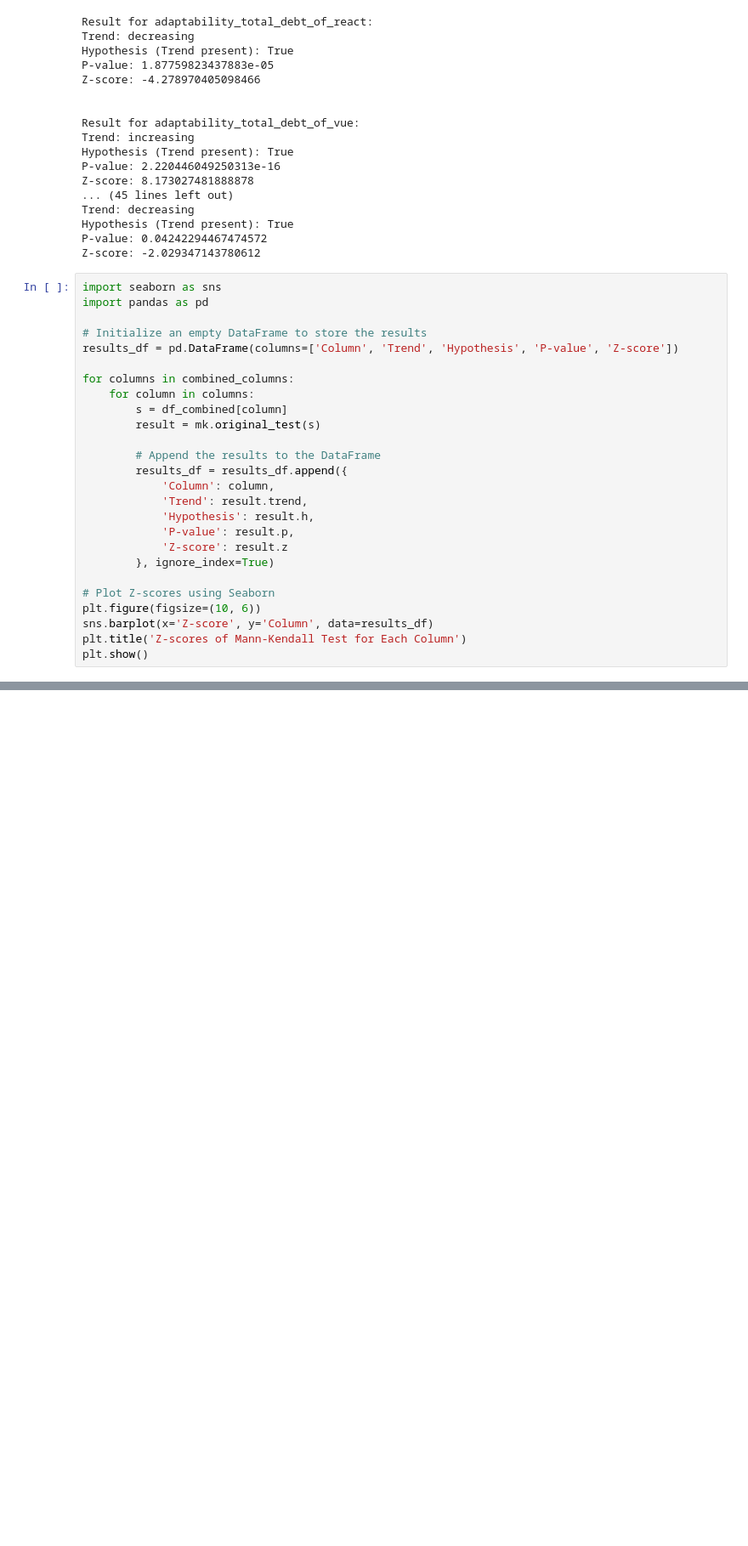
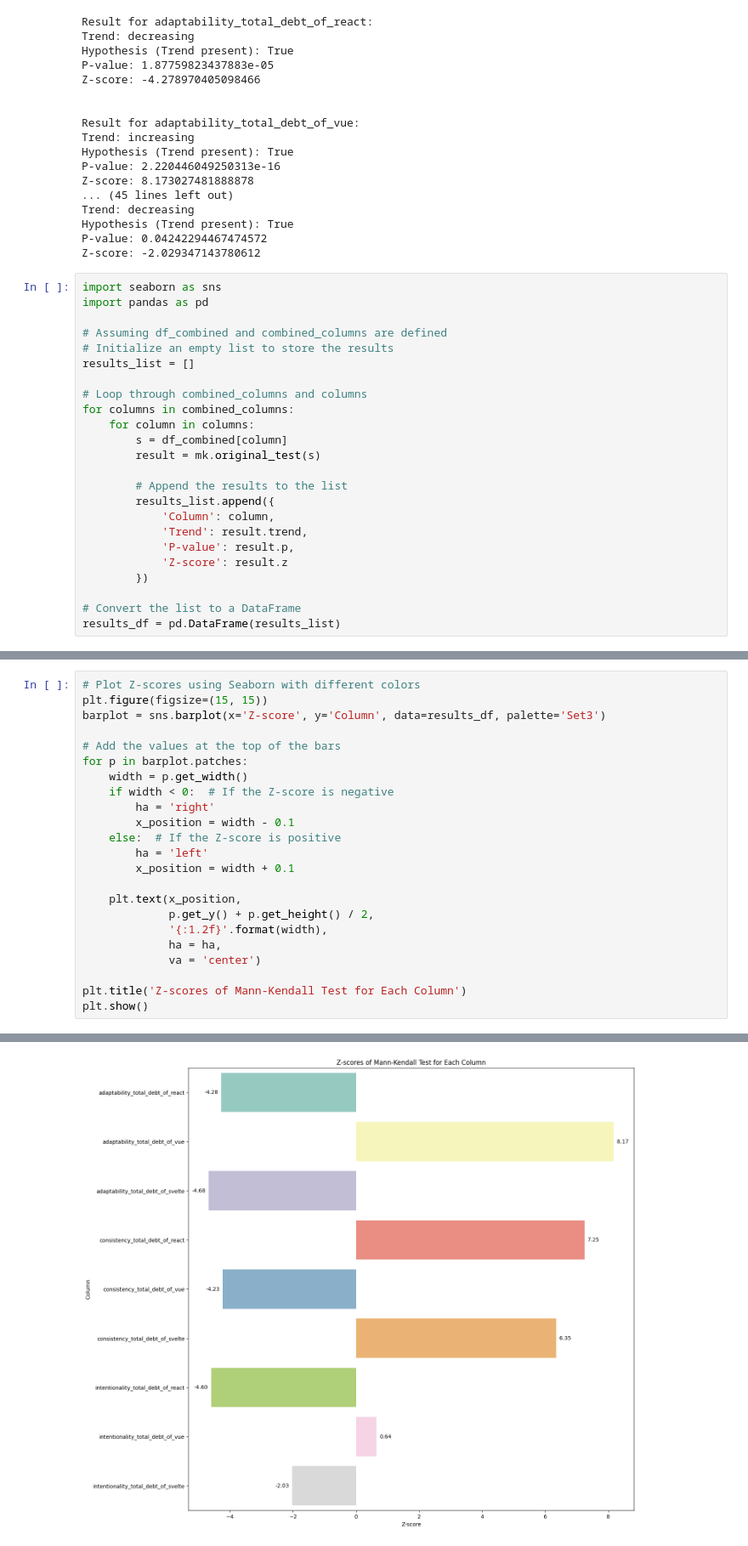
Before and after one commit to NotAlpha45/Analysis-of-Code-Smell-and-Refactoring, a Jupyter notebook: Code/Analysis/RQ2/general_analysis.ipynb, the cells around one changed output, grey strips where cells are left out. Shown: that part at 85% size. Cells and saved outputs as stored; diff of their text form; blank space fills up the shorter version.

Commit message:
Z score using the mann kendall analysis for general analysis done

```diff
--- a/Code/Analysis/RQ2/general_analysis.ipynb
+++ b/Code/Analysis/RQ2/general_analysis.ipynb
@@ -204,25 +204,23 @@ Z-score: -2.029347143780612
 import seaborn as sns
 import pandas as pd
 
-# Initialize an empty DataFrame to store the results
-results_df = pd.DataFrame(columns=['Column', 'Trend', 'Hypothesis', 'P-value', 'Z-score'])
+# Assuming df_combined and combined_columns are defined
+# Initialize an empty list to store the results
+results_list = []
 
+# Loop through combined_columns and columns
 for columns in combined_columns:
     for column in columns:
         s = df_combined[column]
         result = mk.original_test(s)
 
-        # Append the results to the DataFrame
-        results_df = results_df.append({
+        # Append the results to the list
+        results_list.append({
             'Column': column,
             'Trend': result.trend,
-            'Hypothesis': result.h,
             'P-value': result.p,
             'Z-score': result.z
-        }, ignore_index=True)
+        })
 
-# Plot Z-scores using Seaborn
-plt.figure(figsize=(10, 6))
-sns.barplot(x='Z-score', y='Column', data=results_df)
-plt.title('Z-scores of Mann-Kendall Test for Each Column')
-plt.show()
+# Convert the list to a DataFrame
+results_df = pd.DataFrame(results_list)
@@ -230,0 +227,24 @@ AttributeError: 'DataFrame' object has no attribute 'append'
+# %%
+# Plot Z-scores using Seaborn with different colors
+plt.figure(figsize=(15, 15))
+barplot = sns.barplot(x='Z-score', y='Column', data=results_df, palette='Set3')
+
+# Add the values at the top of the bars
+for p in barplot.patches:
+    width = p.get_width()
+    if width < 0:  # If the Z-score is negative
+        ha = 'right'
+        x_position = width - 0.1
+    else:  # If the Z-score is positive
+        ha = 'left'
+        x_position = width + 0.1
+
+    plt.text(x_position,
+             p.get_y() + p.get_height() / 2,
+             '{:1.2f}'.format(width),
+             ha = ha,
+             va = 'center')
+
+plt.title('Z-scores of Mann-Kendall Test for Each Column')
+plt.show()
+# %% [output]
@@ -230,0 +254 @@ AttributeError: 'DataFrame' object has no attribute 'append'
+[figure, added]
```
Also changed, not shown: parts of 2 cells of this notebook, 1 other file.
